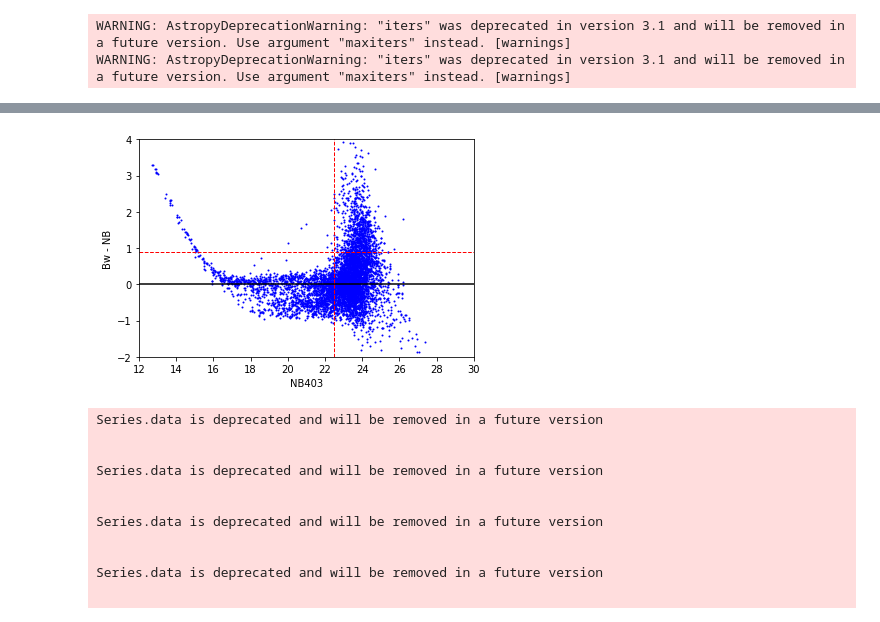
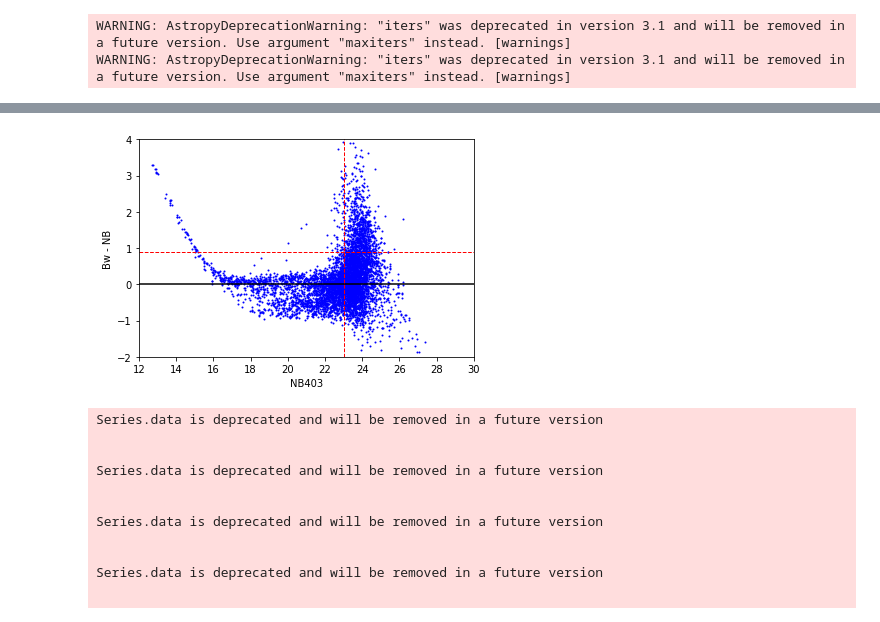
Before and after one commit to 991710301/Lyman-Alpha-nebula, a Jupyter notebook: BOSS2239.ipynb, the cells around one changed output, grey strips where cells are left out. Cells and saved outputs as stored; diff of their text form; code cells hidden in the pictures.

```diff
--- a/BOSS2239.ipynb
+++ b/BOSS2239.ipynb
@@ -243,14 +243,14 @@ NB的standard deviation为 0.004165139856316211
 # %%
 plt.scatter(mag_nb_draw, b_nb, color = 'b', s=1)
 plt.axhline(0, color='k', linestyle='solid')
 plt.axhline(0.9, color='r', linestyle='--', linewidth = 1)
-plt.axvline(22.5, color='r', linestyle='--', linewidth = 1)
+plt.axvline(23, color='r', linestyle='--', linewidth = 1)
 plt.axis([12,30,-2,4])
 plt.xlabel('NB403')
 plt.ylabel('Bw - NB')
 plt.show()
 # %% [output]
-[figure, old version]
+[figure, new version]
 # %%
 BOSS_Bw_ALPHA=BOSS_Bw.ALPHA_J2000.data.obj[idx_nb]
 BOSS_Bw_DELTA=BOSS_Bw.DELTA_J2000.data.obj[idx_nb]
```
Also changed, not shown: parts of 15 cells of this notebook.
